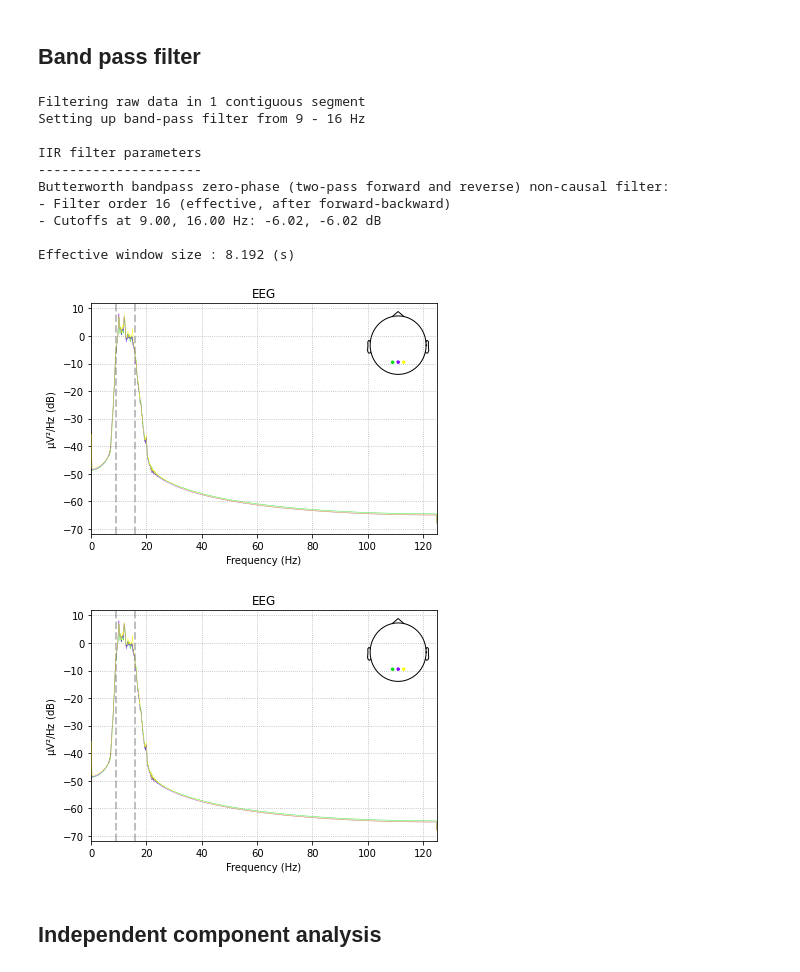
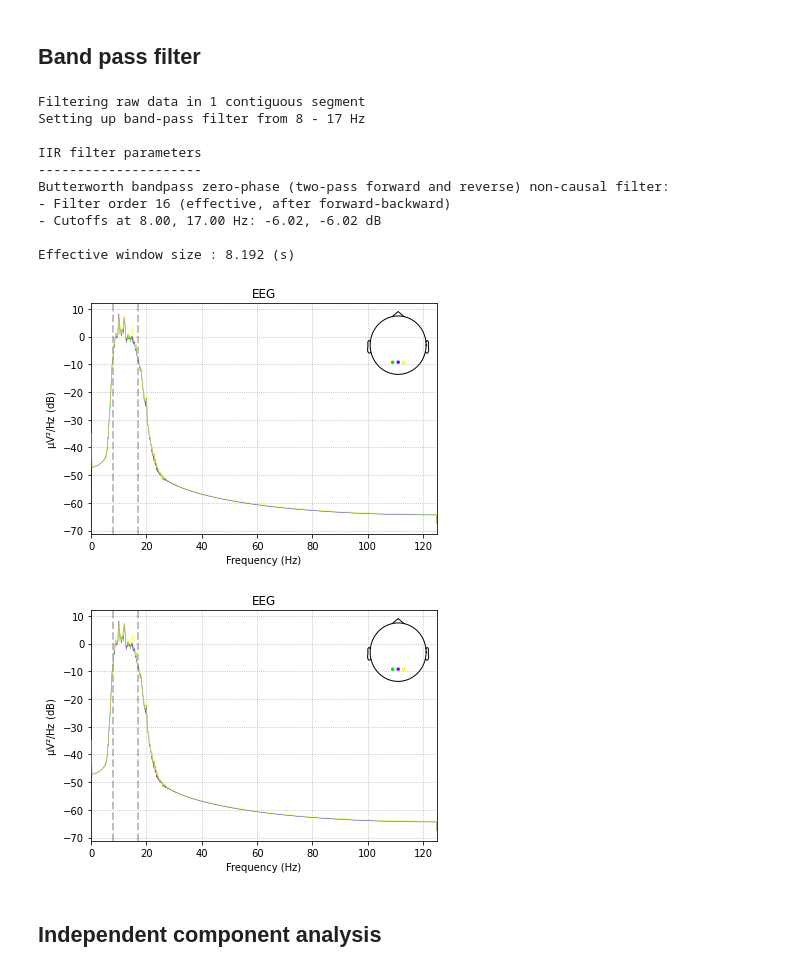
Before and after one commit to chaklam-silpasuwanchai/EEG-Real-Time-Applications, a Jupyter notebook: SSVEP/3-analysis/Offline.ipynb, the cells around one changed output. Cells and saved outputs as stored; diff of their text form; code cells hidden in the pictures.

```diff
--- a/SSVEP/3-analysis/Offline.ipynb
+++ b/SSVEP/3-analysis/Offline.ipynb
@@ -108,38 +108,38 @@ Effective window size : 8.192 (s)
 # %%
 #according to https://journals.plos.org/plosone/article?id=10.1371/journal.pone.0077536,
 #the optimal range is 12-18hz
 
 #since we use 6hz, 10hz, and 15hz,
 #thus we probably can observe 10 and 15 but not 6, thus we will take
 #harmonic of 6 which is 12
 #we will be taking 10-15hz +- 1 = 9,16 to take the tail energy as well
 
 #harmonic of 6 is 18
 #harmonic of 10 is 20
 #harmonic of 15 is 30
 #so it is also possible to take 17 to 31 as another filter and concat
 #in this case, we found worst performance, so we only take 9-16
 
-raw.filter(9, 16, method='iir')
+raw.filter(8, 17, method='iir')
 
 #raw1 = raw.copy().filter(9, 16, method='iir')
 #raw2 = raw.copy().filter(17, 31, method='iir')
 #raw = mne.io.concatenate_raws([raw1, raw2])
 
 raw.plot_psd()
 # %% [output]
 Filtering raw data in 1 contiguous segment
-Setting up band-pass filter from 9 - 16 Hz
+Setting up band-pass filter from 8 - 17 Hz
 
 IIR filter parameters
 ---------------------
 Butterworth bandpass zero-phase (two-pass forward and reverse) non-causal filter:
 - Filter order 16 (effective, after forward-backward)
-- Cutoffs at 9.00, 16.00 Hz: -6.02, -6.02 dB
+- Cutoffs at 8.00, 17.00 Hz: -6.02, -6.02 dB
 
 Effective window size : 8.192 (s)
-[figure, old version]
+[figure, new version]
-[figure, old version]
+[figure, new version]
 # %% [markdown]
 ## Independent component analysis
 # %% [markdown]
```
Also changed, not shown: parts of 12 cells of this notebook, 16 other files.
